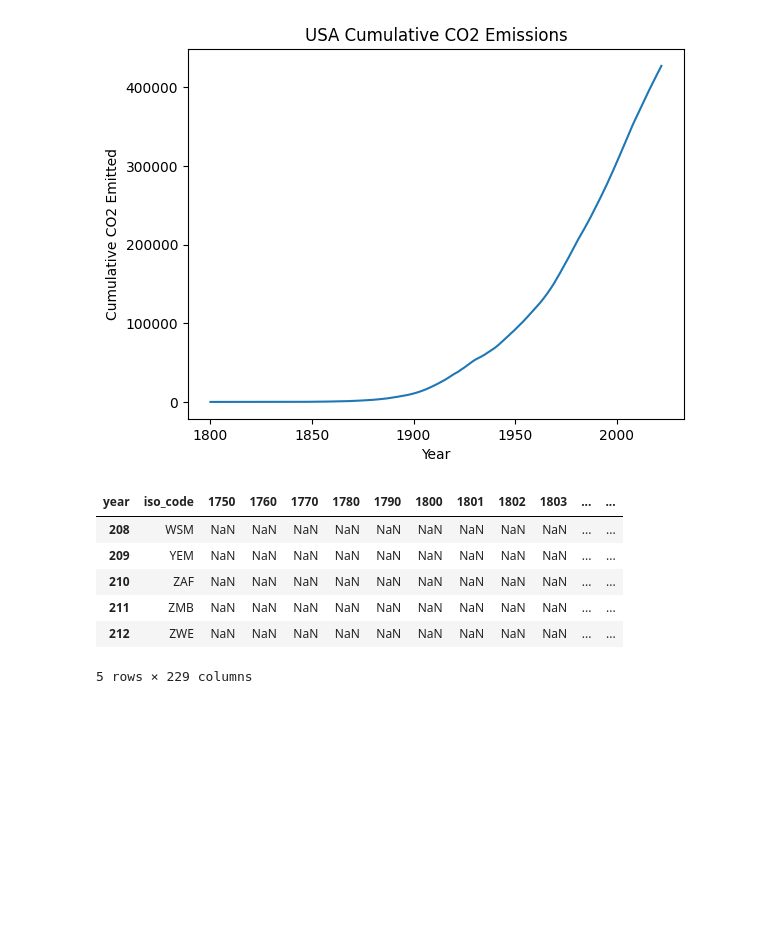
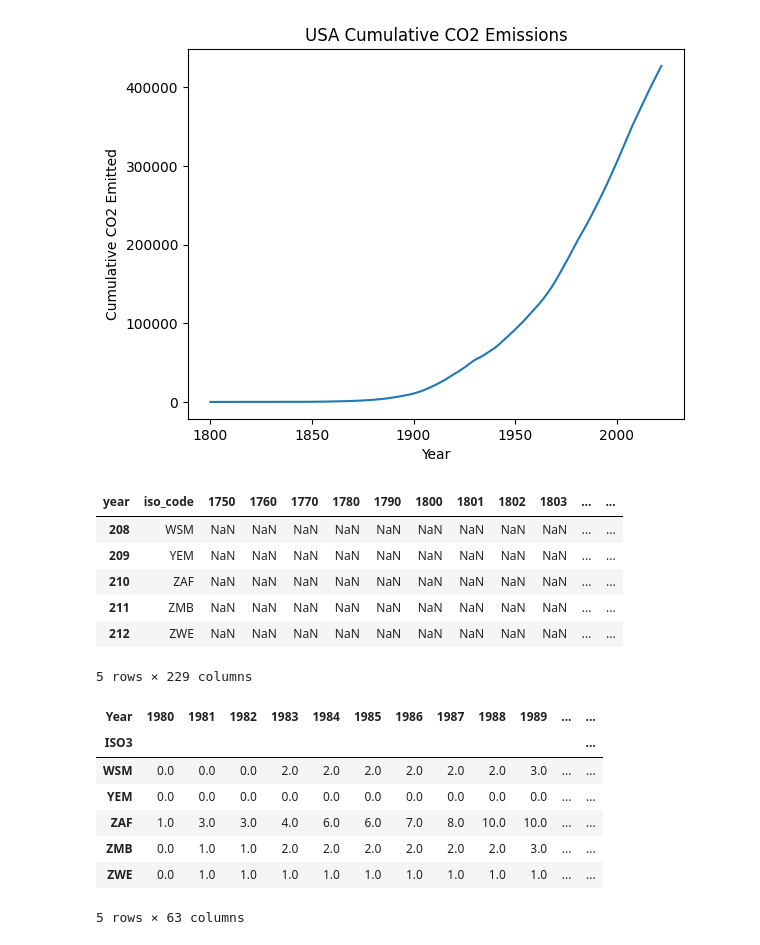
Before and after one commit to mferretti314/436-dataviz, a Jupyter notebook: phase 3/artifacts/cumulative_transform.ipynb, the cells around one changed output. Saved outputs shown, nothing was run; the diff lists cells and outputs as text; code cells hidden in the pictures; blank space fills up the shorter version.

```diff
--- a/phase 3/artifacts/cumulative_transform.ipynb
+++ b/phase 3/artifacts/cumulative_transform.ipynb
@@ -95,3 +73,32 @@ data.tail()
 | 211 | ZMB | NaN | NaN | NaN | NaN | NaN | NaN | NaN | NaN | NaN | ... | ... |
 | 212 | ZWE | NaN | NaN | NaN | NaN | NaN | NaN | NaN | NaN | NaN | ... | ... |
 5 rows × 229 columns
+# %%
+# transformation for the disaster dataset
+# transform the disaster data into individual row entries
+data = pd.read_csv("../../datasets/IMF_climate_disasters.csv")
+data = data.drop(columns=['ISO2', 'Indicator', 'Unit', 'Source', 'CTS Code', 'CTS Name', 'CTS Full Descriptor', 'Country', 'ObjectId'])
+data = data.groupby(['ISO3']).sum()
+# for some reason entries are doubled in the original, this just evens it back out
+data *= 0.5
+data.columns.name = 'Year'
+# this turns the years-in-columns thing to a big list of ISO3, year, disasters
+data = data.reset_index().melt(id_vars='ISO3', var_name='Year', value_name='Disasters')
+# now it's easy to do the cumulative sum
+data['Disasters'] = data.groupby('ISO3')['Disasters'].cumsum()
+# then we pivot it back to the years-in-columns format and save
+data = data.pivot(index='ISO3', columns='Year', values='Disasters')
+# add in columns back to 1961
+for i in range(1960, 1980):
+    data[str(i)] = 0
+data.to_csv("../../datasets/disasters_cumulative.csv")
+data.tail()
+# %% [output]
+| Year | 1980 | 1981 | 1982 | 1983 | 1984 | 1985 | 1986 | 1987 | 1988 | 1989 | ... | ... |
+| ISO3 |  |  |  |  |  |  |  |  |  |  |  | ... |
+| WSM | 0.0 | 0.0 | 0.0 | 2.0 | 2.0 | 2.0 | 2.0 | 2.0 | 2.0 | 3.0 | ... | ... |
+| YEM | 0.0 | 0.0 | 0.0 | 0.0 | 0.0 | 0.0 | 0.0 | 0.0 | 0.0 | 0.0 | ... | ... |
+| ZAF | 1.0 | 3.0 | 3.0 | 4.0 | 6.0 | 6.0 | 7.0 | 8.0 | 10.0 | 10.0 | ... | ... |
+| ZMB | 0.0 | 1.0 | 1.0 | 2.0 | 2.0 | 2.0 | 2.0 | 2.0 | 2.0 | 3.0 | ... | ... |
+| ZWE | 0.0 | 1.0 | 1.0 | 1.0 | 1.0 | 1.0 | 1.0 | 1.0 | 1.0 | 1.0 | ... | ... |
+5 rows × 63 columns
```
Also changed, not shown: parts of 2 cells of this notebook, 6 other files.
